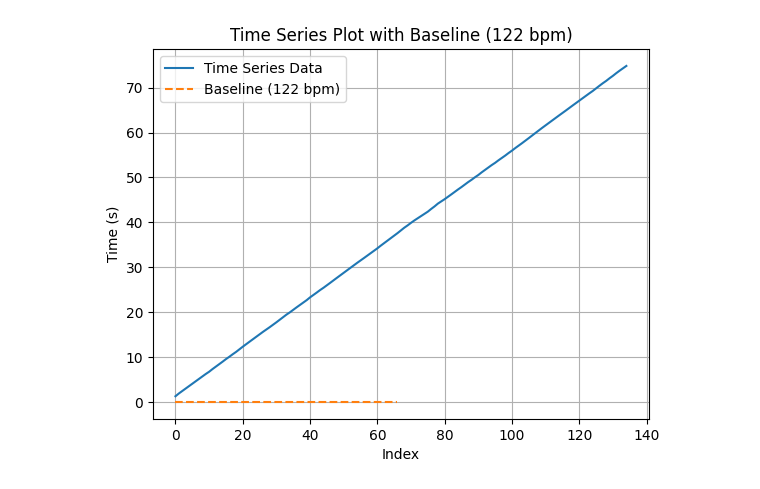
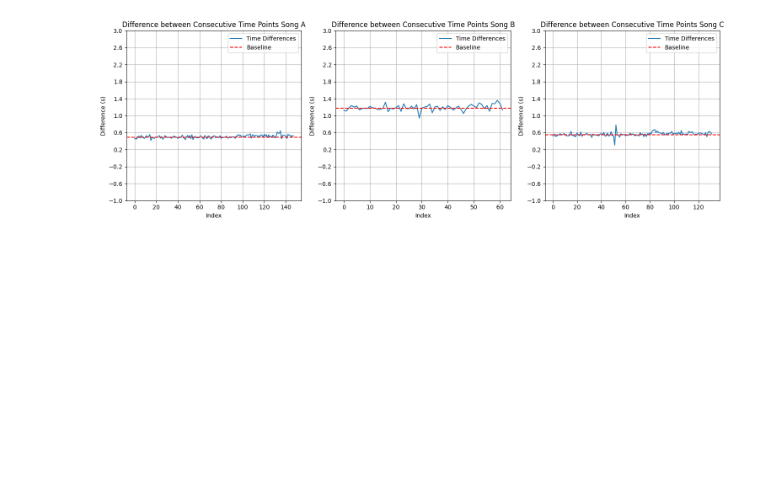
Before and after one commit to Anika-Roy/MMT-project, a Jupyter notebook: proj.ipynb, the cells around one changed output. Drawn from its saved outputs; the diff is of its cells as text; code cells hidden in the pictures; blank space fills up the shorter version.

```diff
--- a/proj.ipynb
+++ b/proj.ipynb
@@ -44,15 +38,0 @@ distractor_time_points = [seconds_per_beat] * (num_beats)
-# %%
-# Calculate differences between consecutive time points
-differences = np.diff(time_points)
-
-# Plot the differences and the baseline
-plt.plot(np.arange(len(differences)), differences, label='Time Differences')
-
-plt.plot(np.arange(num_beats), baseline_time_points, 'g--', label=f'Baseline {bpm} BPM')
-# plt.plot(np.arange(num_beats), distractor_time_points, 'r--', label=f'Distractor {bpm_dist} BPM')
-plt.xlabel('Index')
-plt.ylabel('Difference (s)')
-plt.title('Difference between Consecutive Time Points and Baseline')
-plt.legend()
-plt.grid(True)
-plt.show()
@@ -61,19 +39,24 @@ plt.show()
-# %%
-# Calculate time difference for 122 bpm
-bpm = 122
-seconds_per_beat = 60 / bpm
-
-# Generate baseline time series
-baseline_time_series = np.arange(0, len(time_points) * seconds_per_beat, seconds_per_beat)
-
-# Plot the time series data and baseline
-plt.plot(x, y, label='Time Series Data')
-plt.plot(baseline_time_series, np.zeros_like(baseline_time_series), label='Baseline (122 bpm)', linestyle='--')
-plt.xlabel('Index')
-plt.ylabel('Time (s)')
-plt.title('Time Series Plot with Baseline (122 bpm)')
-plt.legend()
-plt.grid(True)
-plt.show()
-# %% [output]
-[figure, removed]
+# %%
+fig, axs = plt.subplots(1, 3, figsize=(15, 5))
+
+# Plot the differences and the baseline
+for i in range(3):
+  # Calculate differences between consecutive time points
+  differences = np.diff(time_points_all[i])
+  axs[i].plot(np.arange(len(differences)), differences, label='Time Differences')
+  axs[i].axhline(y=baseline_time_points[i][0], color='r', linestyle='--', label='Baseline')
+
+  axs[i].ylim = [-1, 3]
+  axs[i].set_yticks(np.linspace(-1, 3, 10 + 1))  # Set ticks at intervals of 1
+
+
+  axs[i].set_xlabel('Index')
+  axs[i].set_ylabel('Difference (s)')
+  axs[i].set_title(f'Difference between Consecutive Time Points Song {chr(ord("A") + i)}')
+  axs[i].legend()
+  axs[i].grid(True)
+
+plt.tight_layout()
+plt.show()
+# %% [output]
+[figure, added]
```
Also changed, not shown: parts of 4 cells of this notebook, 3 other files.
